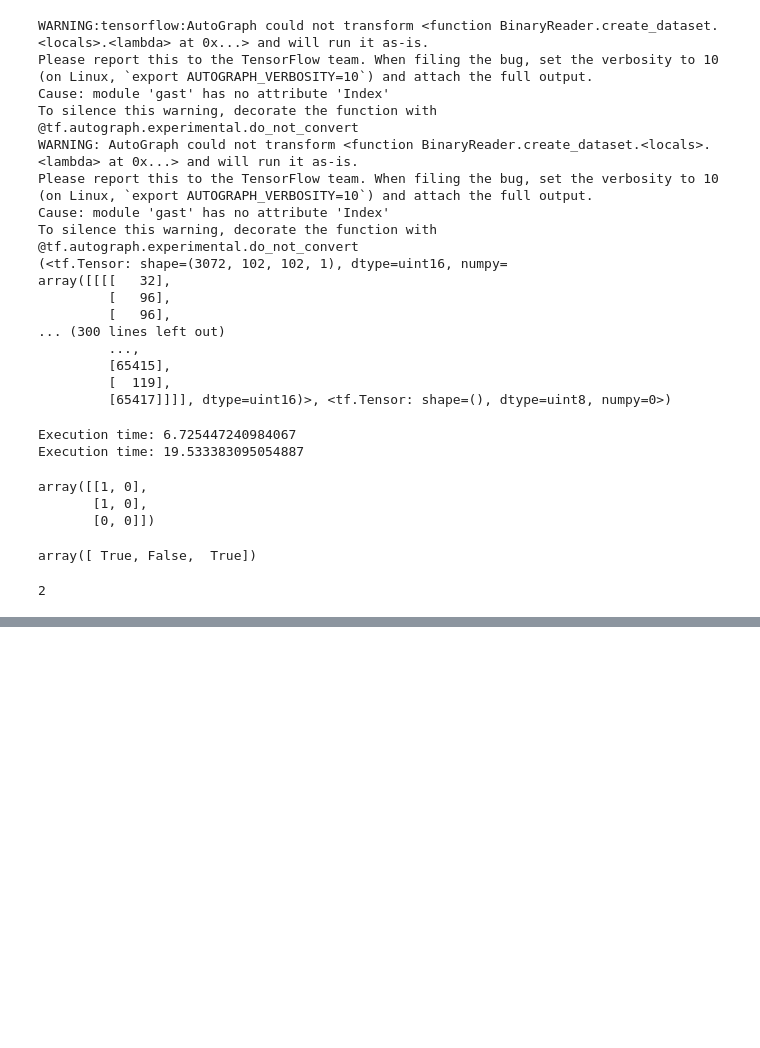
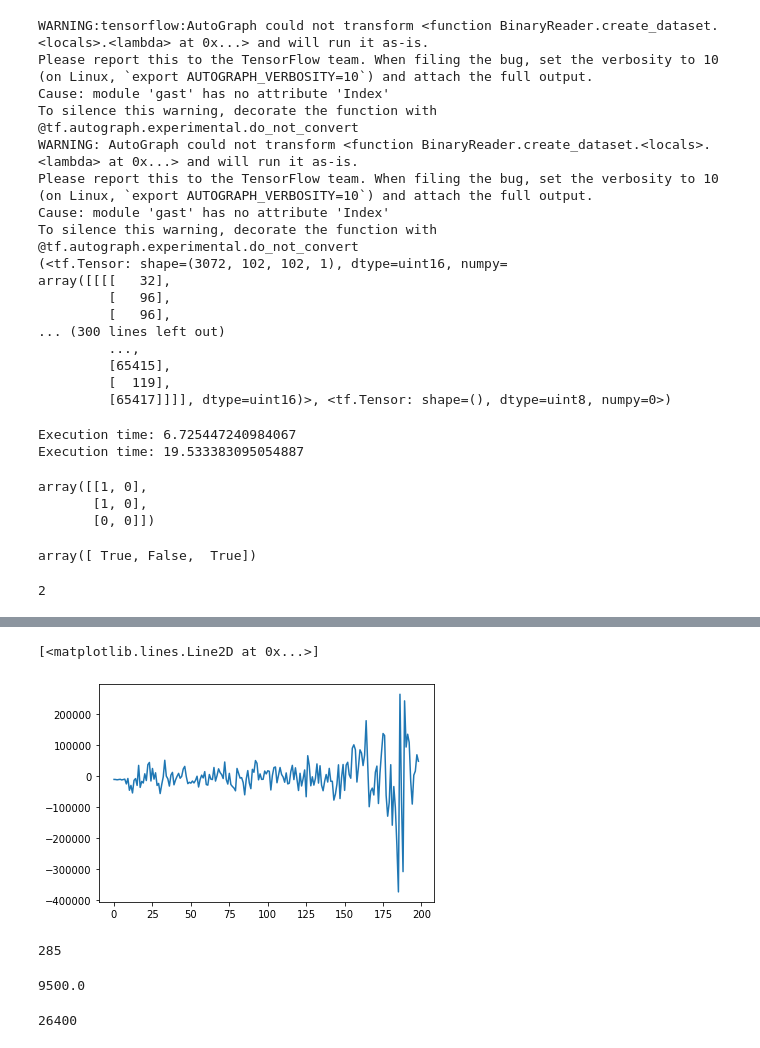
Before and after one commit to LilWeirdProgramms/oct-classifier, a Jupyter notebook: util_notebooks/test_notebook.ipynb, the cells around one changed output, grey strips where cells are left out. Drawn from its saved outputs; the diff is of its cells as text; code cells hidden in the pictures; blank space fills up the shorter version.

```diff
--- a/util_notebooks/test_notebook.ipynb
+++ b/util_notebooks/test_notebook.ipynb
@@ -323,0 +396,6 @@ font = ImageFont.truetype("/root/pyscripts/arial.ttf", 12)
+# %%
+b = all_ascans[2][600:1400]
+plt.plot(fft.fft(b)[1:200])
+# %% [output]
+[<matplotlib.lines.Line2D at 0x...>]
+[figure, added]
@@ -323,0 +405,12 @@ font = ImageFont.truetype("/root/pyscripts/arial.ttf", 12)
+# %%
+len(file_list)
+# %% [output]
+285
+# %%
+28500/3
+# %% [output]
+9500.0
+# %%
+8800*3
+# %% [output]
+26400
```
Also changed, not shown: parts of 26 cells of this notebook, 17 other files.
